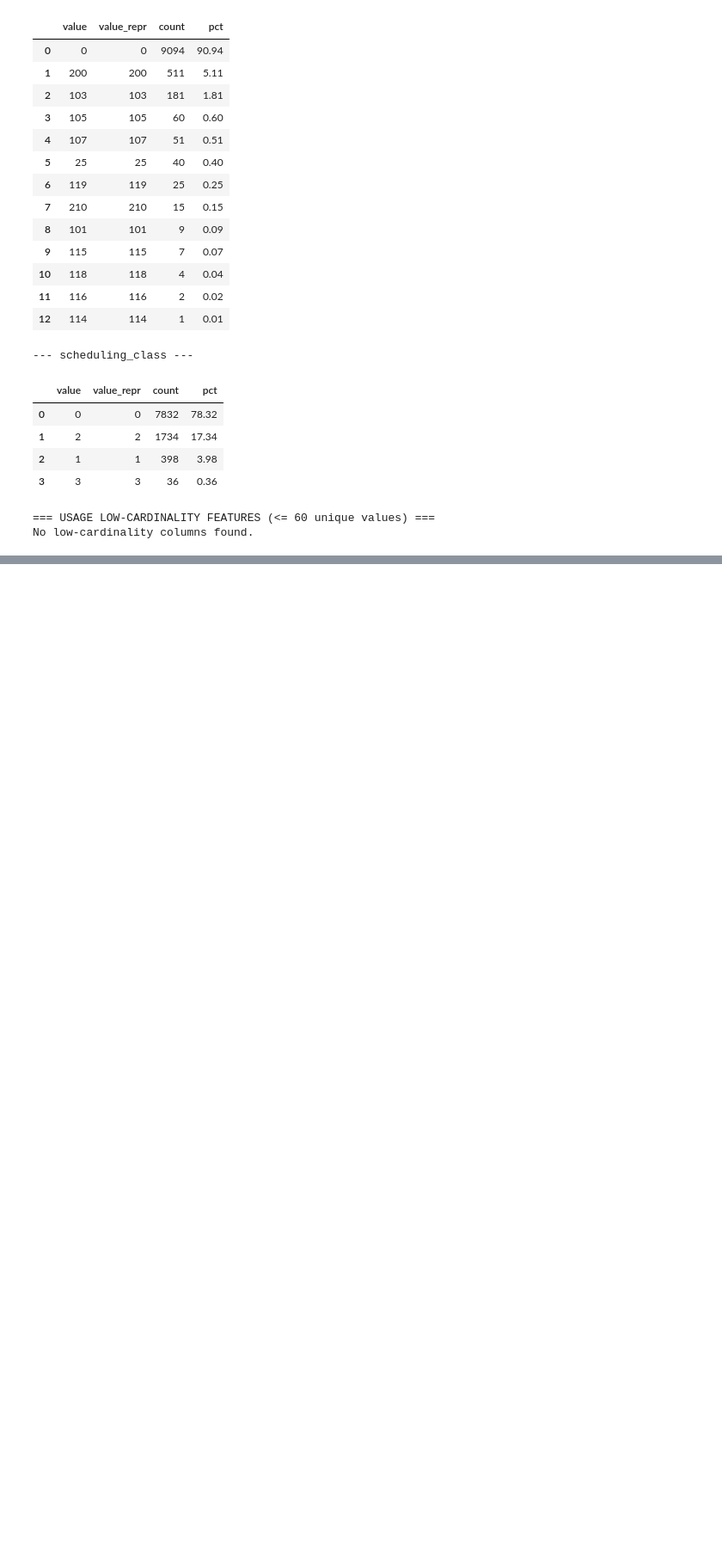
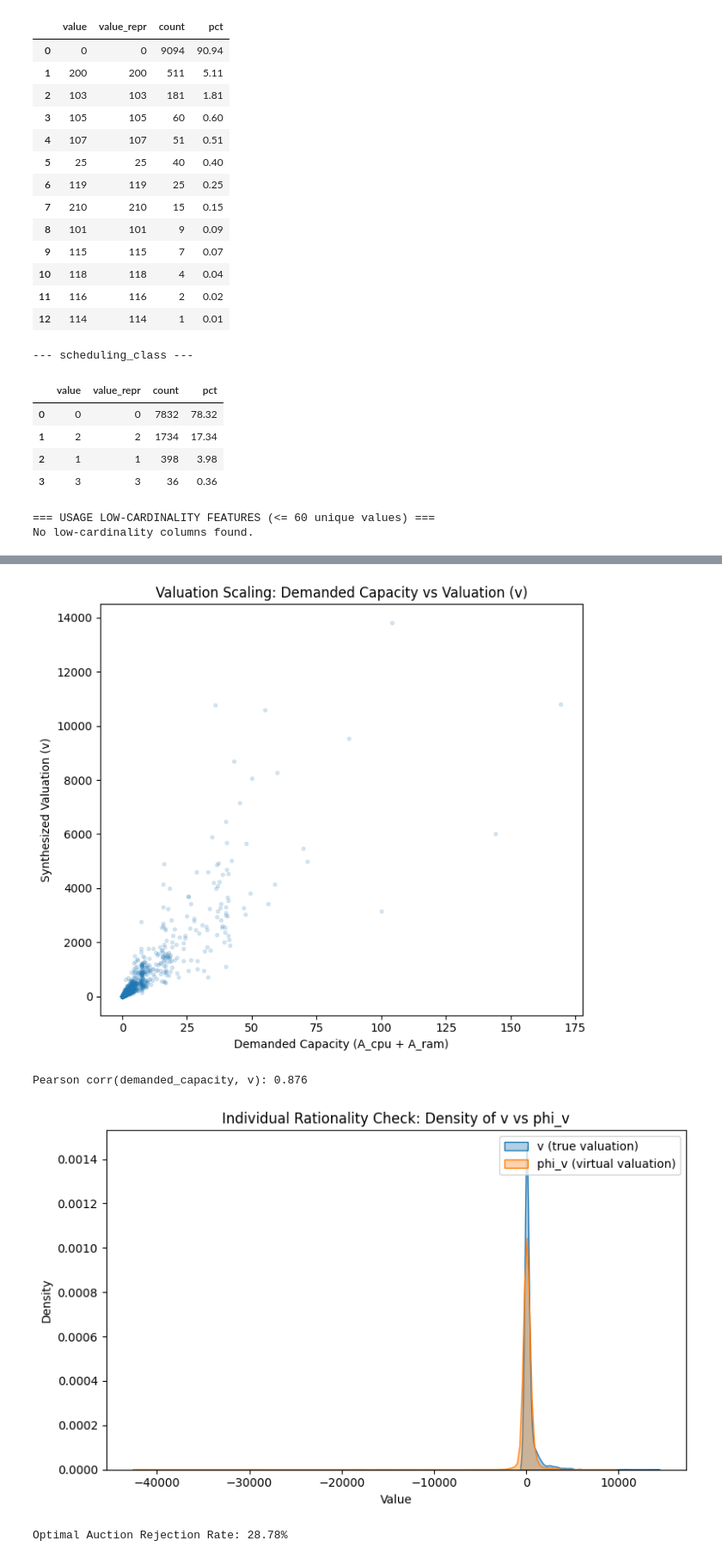
Before and after one commit to dangolofrancesco/cloud_pricing_sim, a Jupyter notebook: notebooks/01_eda_and_distribution_fitting.ipynb, the cells around one changed output, grey strips where cells are left out. Shown at 86% size. Cells and saved outputs as stored; diff of their text form; code cells hidden in the pictures; blank space fills up the shorter version.

```diff
--- a/notebooks/01_eda_and_distribution_fitting.ipynb
+++ b/notebooks/01_eda_and_distribution_fitting.ipynb
@@ -198,0 +295,53 @@ for ds_name, df in dfs.items():
+# %%
+# 2) Economic Mechanism Design: valuations and virtual values
+econ_df = processed_df[['A_cpu', 'A_ram', 'v', 'phi_v']].dropna().copy()
+econ_df['demanded_capacity'] = econ_df['A_cpu'] + econ_df['A_ram']
+
+plt.figure(figsize=(7, 6))
+sns.scatterplot(
+    data=econ_df.sample(n=min(15000, len(econ_df)), random_state=42),
+    x='demanded_capacity',
+    y='v',
+    alpha=0.2,
+    s=12,
+    edgecolor=None,
+ )
+plt.title('Valuation Scaling: Demanded Capacity vs Valuation (v)')
+plt.xlabel('Demanded Capacity (A_cpu + A_ram)')
+plt.ylabel('Synthesized Valuation (v)')
+plt.tight_layout()
+plt.show()
+
+corr_val = econ_df[['demanded_capacity', 'v']].corr().iloc[0, 1]
+print(f"Pearson corr(demanded_capacity, v): {corr_val:.3f}")
+
+plt.figure(figsize=(8, 5))
+sns.kdeplot(econ_df['v'], fill=True, alpha=0.35, label='v (true valuation)')
+sns.kdeplot(econ_df['phi_v'], fill=True, alpha=0.35, label='phi_v (virtual valuation)')
+plt.title('Individual Rationality Check: Density of v vs phi_v')
+plt.xlabel('Value')
+plt.ylabel('Density')
+plt.legend()
+plt.tight_layout()
+plt.show()
+
+rejected = int((econ_df['phi_v'] < 0).sum())
+accepted = int((econ_df['phi_v'] >= 0).sum())
+rejection_rate = rejected / len(econ_df) if len(econ_df) else np.nan
+print(f"Optimal Auction Rejection Rate: {rejection_rate:.2%}")
+
+plt.figure(figsize=(6, 6))
+plt.pie(
+    [accepted, rejected],
+    labels=['Accepted (phi_v >= 0)', 'Rejected (phi_v < 0)'],
+    autopct='%1.1f%%',
+    startangle=90,
+ )
+plt.title('Myerson Baseline Rejection Split')
+plt.tight_layout()
+plt.show()
+# %% [output]
+[figure, added]
+Pearson corr(demanded_capacity, v): 0.876
+[figure, added]
+Optimal Auction Rejection Rate: 28.78%
```
Also changed, not shown: parts of 7 cells of this notebook, 9 other files.
